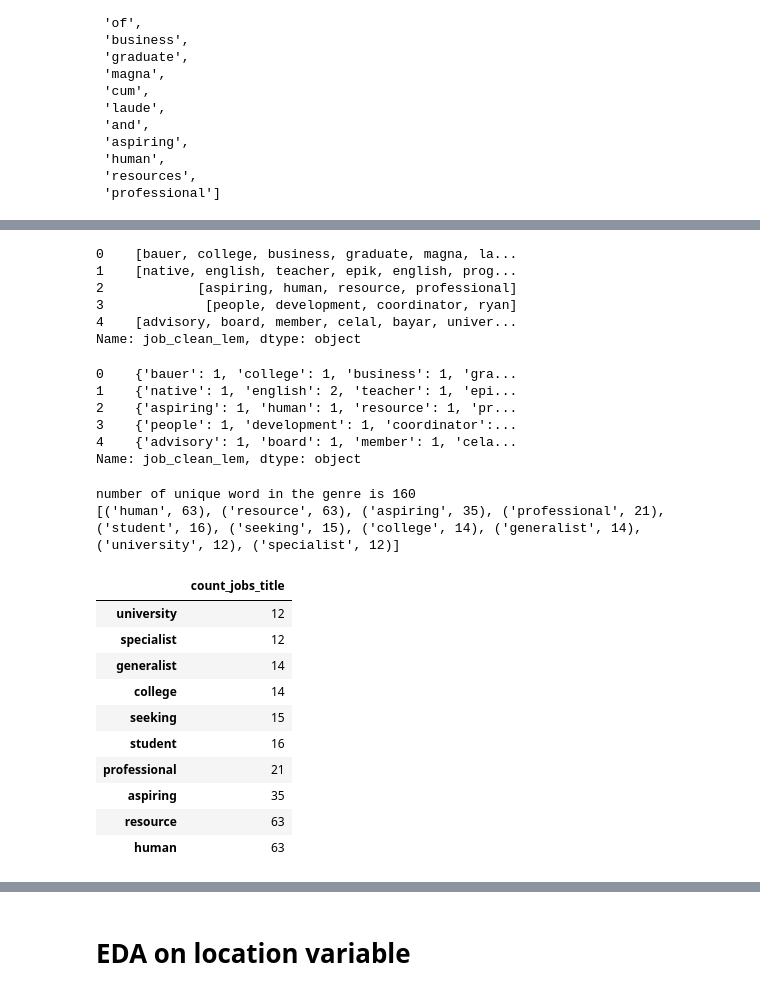
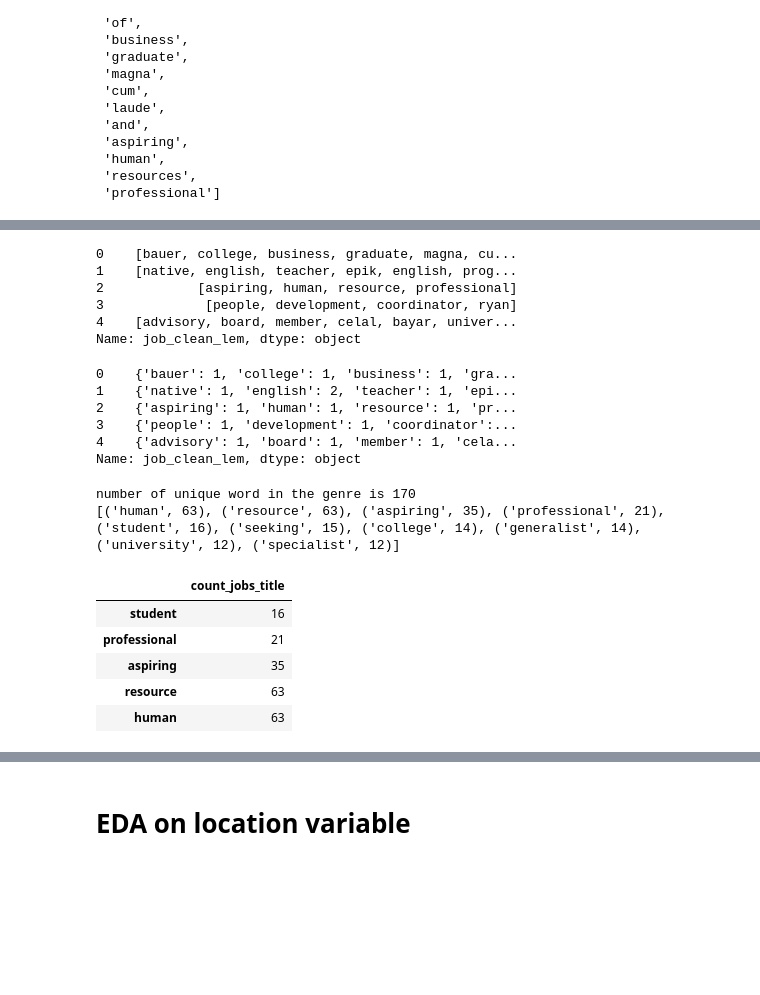
Before and after one commit to pascale25/YbtO9JT8miFZIZdm, a Jupyter notebook: Potential__Talents.ipynb, the cells around one changed output, grey strips where cells are left out. Cells and saved outputs as stored; diff of their text form; code cells hidden in the pictures; blank space fills up the shorter version.

```diff
--- a/Potential__Talents.ipynb
+++ b/Potential__Talents.ipynb
@@ -289,4 +353,4 @@ Index(['id', 'job_title', 'location', 'connection', 'fit'], dtype='object')
 # %%
-df['job_clean'] = df['job_title'].apply(lambda row: clean_text(row))
-df['location_clean'] = df['location'].apply(lambda row: clean_text(row))
+#df['job_clean'] = df['job_title'].apply(lambda row: clean_text(row))
+#df['location_clean'] = df['location'].apply(lambda row: clean_text(row))
 # %%
@@ -311,9 +366,9 @@ def clean_text_lem(text):
     tokens = re.split('\W+', text)
     tokens = [t for t in tokens if t.isalpha()] # remove numeric
     tokens = [word for word in tokens if not any(c.isdigit() for c in word)]
-    text = [wn.lemmatize(word) for word in tokens if word not in stopword] # stemming and remove stopword
-    # remove empty tokens and tokens of 1 letter
-    text = [t for t in text if len(t) > 3]
+    text = [wn.lemmatize(word) for word in tokens if word not in stopword] # lemmatize and remove stopword
+    # remove empty tokens and tokens of 1 or 2 letters
+    text = [t for t in text if len(t) > 2]
     # join all
     #text = " ".join(text)
     return text
@@ -365,7 +421,7 @@ df.head(2)
 # %%
 df['job_clean_lem'].head(5)
 # %% [output]
-0    [bauer, college, business, graduate, magna, la...
+0    [bauer, college, business, graduate, magna, cu...
 1    [native, english, teacher, epik, english, prog...
 2            [aspiring, human, resource, professional]
 3             [people, development, coordinator, ryan]
@@ -397,19 +453,14 @@ print('number of unique word in the genre is', len (jobs_counts)) # get all the
 # Print the 10 most common tokens
 print(jobs_counts.most_common(10))
 # %% [output]
-number of unique word in the genre is 160
+number of unique word in the genre is 170
 [('human', 63), ('resource', 63), ('aspiring', 35), ('professional', 21), ('student', 16), ('seeking', 15), ('college', 14), ('generalist', 14), ('university', 12), ('specialist', 12)]
 # %%
 df_job = pd.DataFrame(dict(jobs_counts), index = [0]).T.sort_values(by = 0)
 df_job = df_job.rename(columns = {0: 'count_jobs_title'})
-df_job.tail(10)
+df_job.tail(5)
 # %% [output]
 |  | count_jobs_title |
-| university | 12 |
-| specialist | 12 |
-| generalist | 14 |
-| college | 14 |
-| seeking | 15 |
 | student | 16 |
 | professional | 21 |
 | aspiring | 35 |
```
Also changed, not shown: parts of 153 cells of this notebook.
